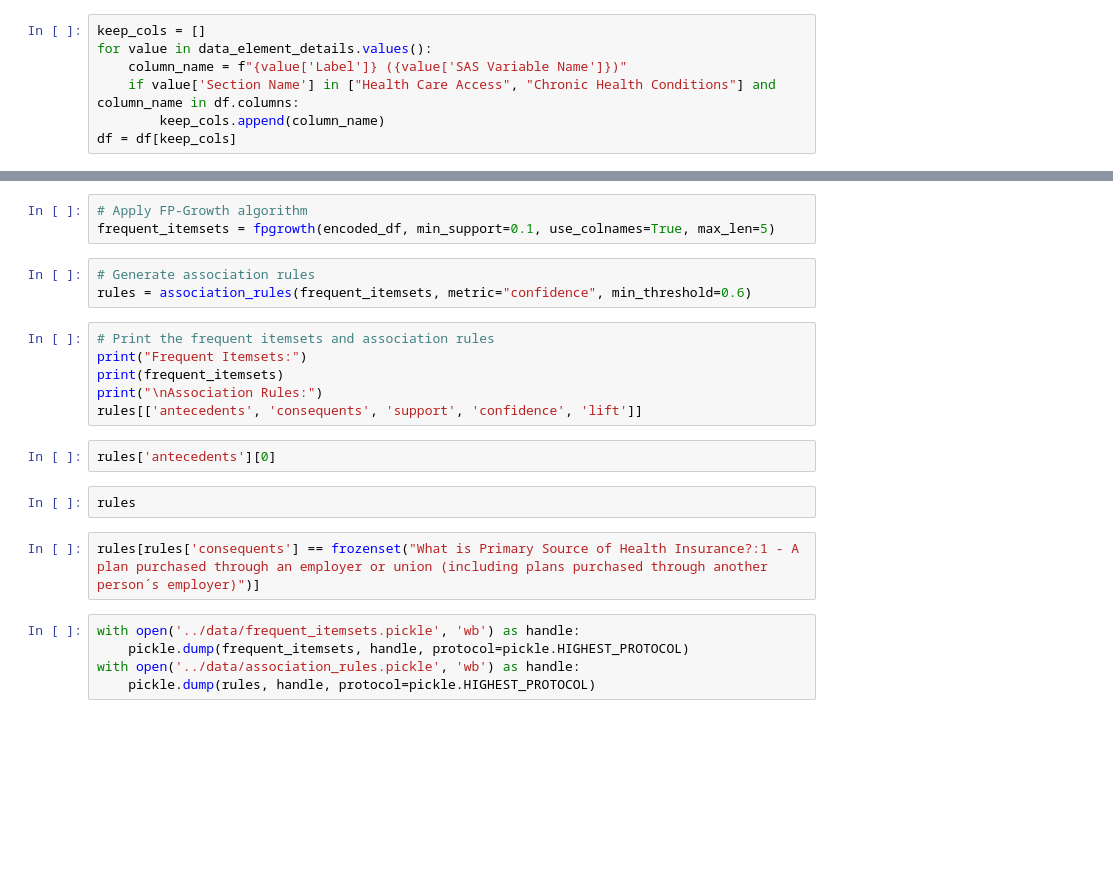
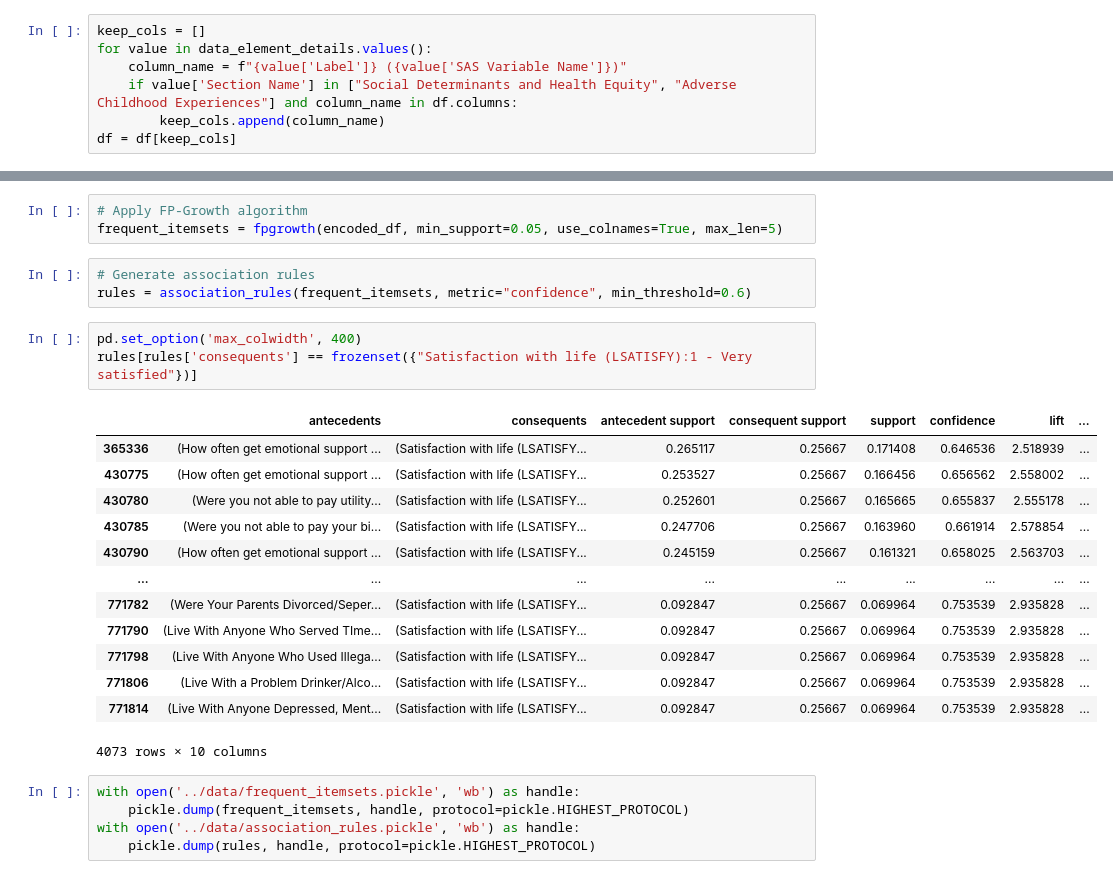
Before and after one commit to corymills/DTSA-5506, a Jupyter notebook: src/03 Data Modelling - FP Growth - mlxtend.ipynb, the cells around one changed output, grey strips where cells are left out. Cells and saved outputs as stored; diff of their text form; blank space fills up the shorter version.

```diff
--- a/src/03 Data Modelling - FP Growth - mlxtend.ipynb
+++ b/src/03 Data Modelling - FP Growth - mlxtend.ipynb
@@ -13,6 +13,6 @@ with open("../data/data_element_details.pkl", "rb") as file:
 keep_cols = []
 for value in data_element_details.values():
     column_name = f"{value['Label']} ({value['SAS Variable Name']})"
-    if value['Section Name'] in ["Health Care Access", "Chronic Health Conditions"] and column_name in df.columns:
+    if value['Section Name'] in ["Social Determinants and Health Equity", "Adverse Childhood Experiences"] and column_name in df.columns:
         keep_cols.append(column_name)
 df = df[keep_cols]
@@ -33,22 +45,27 @@ te_ary = te.fit_transform(transactions)
 encoded_df = pd.DataFrame(te_ary, columns=te.columns_)
 # %%
 # Apply FP-Growth algorithm
-frequent_itemsets = fpgrowth(encoded_df, min_support=0.1, use_colnames=True, max_len=5)
+frequent_itemsets = fpgrowth(encoded_df, min_support=0.05, use_colnames=True, max_len=5)
 # %%
 # Generate association rules
 rules = association_rules(frequent_itemsets, metric="confidence", min_threshold=0.6)
-# %%
-# Print the frequent itemsets and association rules
-print("Frequent Itemsets:")
-print(frequent_itemsets)
-print("\nAssociation Rules:")
-rules[['antecedents', 'consequents', 'support', 'confidence', 'lift']]
-# %%
-rules['antecedents'][0]
-# %%
-rules
-# %%
-rules[rules['consequents'] == frozenset("What is Primary Source of Health Insurance?:1 - A plan purchased through an employer or union (including plans purchased through another person´s employer)")]
+# %%
+pd.set_option('max_colwidth', 400)
+rules[rules['consequents'] == frozenset({"Satisfaction with life (LSATISFY):1 - Very satisfied"})]
+# %% [output]
+|  | antecedents | consequents | antecedent support | consequent support | support | confidence | lift | ... |
+| 365336 | (How often get emotional support ... | (Satisfaction with life (LSATISFY... | 0.265117 | 0.25667 | 0.171408 | 0.646536 | 2.518939 | ... |
+| 430775 | (How often get emotional support ... | (Satisfaction with life (LSATISFY... | 0.253527 | 0.25667 | 0.166456 | 0.656562 | 2.558002 | ... |
+| 430780 | (Were you not able to pay utility... | (Satisfaction with life (LSATISFY... | 0.252601 | 0.25667 | 0.165665 | 0.655837 | 2.555178 | ... |
+| 430785 | (Were you not able to pay your bi... | (Satisfaction with life (LSATISFY... | 0.247706 | 0.25667 | 0.163960 | 0.661914 | 2.578854 | ... |
+| 430790 | (How often get emotional support ... | (Satisfaction with life (LSATISFY... | 0.245159 | 0.25667 | 0.161321 | 0.658025 | 2.563703 | ... |
+| ... | ... | ... | ... | ... | ... | ... | ... | ... |
+| 771782 | (Were Your Parents Divorced/Seper... | (Satisfaction with life (LSATISFY... | 0.092847 | 0.25667 | 0.069964 | 0.753539 | 2.935828 | ... |
+| 771790 | (Live With Anyone Who Served TIme... | (Satisfaction with life (LSATISFY... | 0.092847 | 0.25667 | 0.069964 | 0.753539 | 2.935828 | ... |
+| 771798 | (Live With Anyone Who Used Illega... | (Satisfaction with life (LSATISFY... | 0.092847 | 0.25667 | 0.069964 | 0.753539 | 2.935828 | ... |
+| 771806 | (Live With a Problem Drinker/Alco... | (Satisfaction with life (LSATISFY... | 0.092847 | 0.25667 | 0.069964 | 0.753539 | 2.935828 | ... |
+| 771814 | (Live With Anyone Depressed, Ment... | (Satisfaction with life (LSATISFY... | 0.092847 | 0.25667 | 0.069964 | 0.753539 | 2.935828 | ... |
+4073 rows × 10 columns
 # %%
 with open('../data/frequent_itemsets.pickle', 'wb') as handle:
     pickle.dump(frequent_itemsets, handle, protocol=pickle.HIGHEST_PROTOCOL)
```
Also changed, not shown: parts of 2 cells of this notebook, 2 other files.
